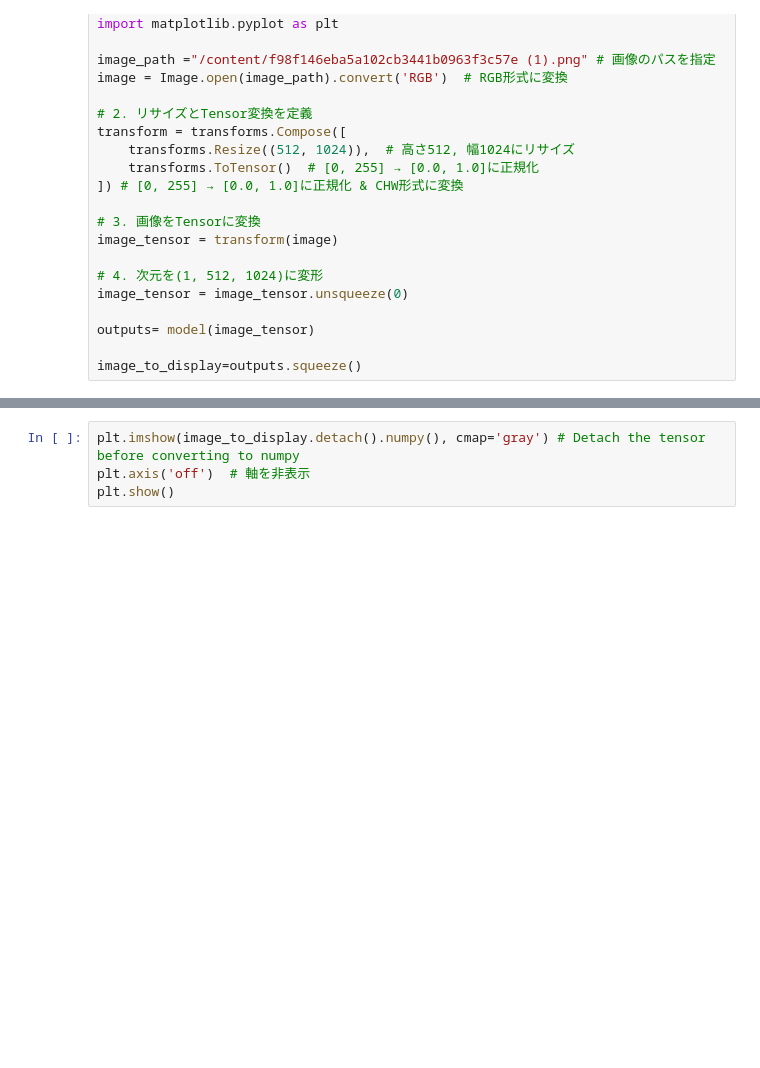
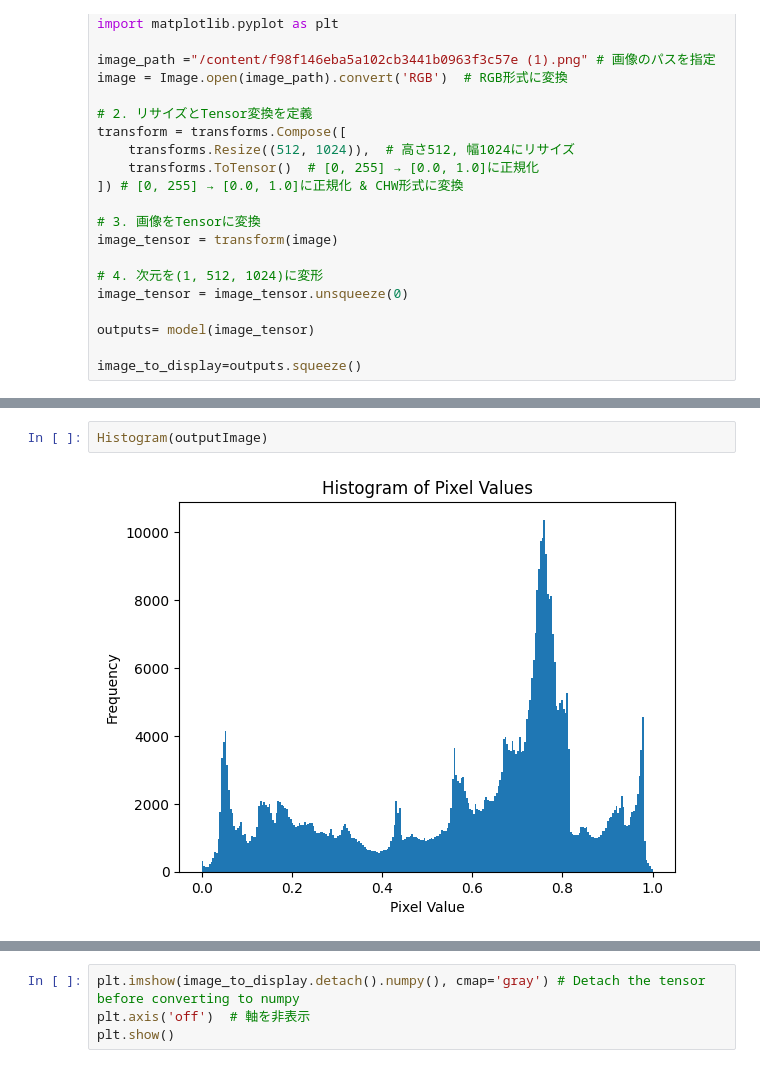
Before and after one commit to yusuku/DepthEstimationFrom360, a Jupyter notebook: RefineMida/RefineMidas.ipynb, the cells around one changed output, grey strips where cells are left out. Cells and saved outputs as stored; diff of their text form; blank space fills up the shorter version.

```diff
--- a/RefineMida/RefineMidas.ipynb
+++ b/RefineMida/RefineMidas.ipynb
@@ -179,0 +227,4 @@ torch.Size([512, 1024])
+# %%
+Histogram(outputImage)
+# %% [output]
+[figure, added]
```
Also changed, not shown: parts of 14 cells of this notebook.
